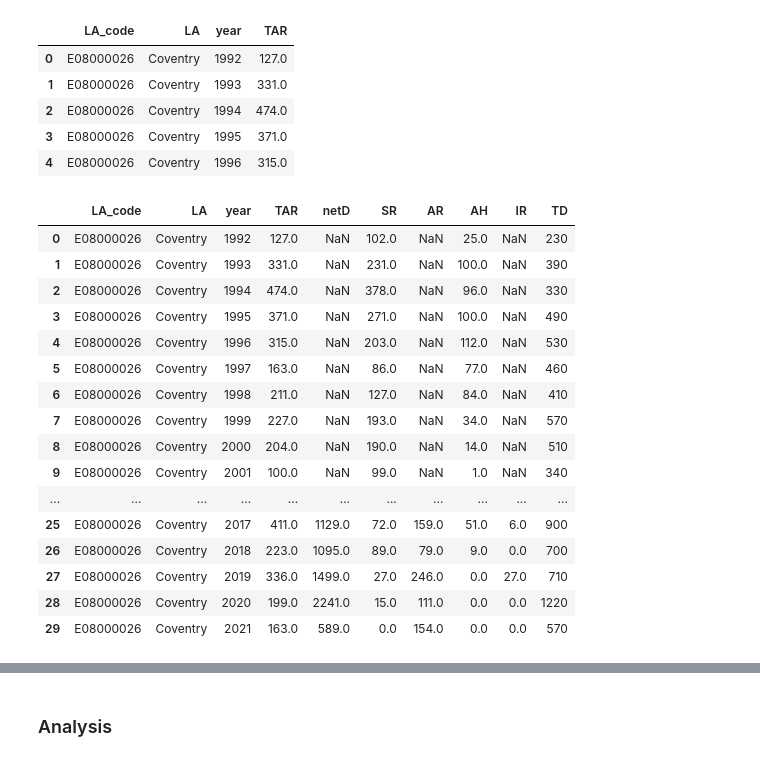
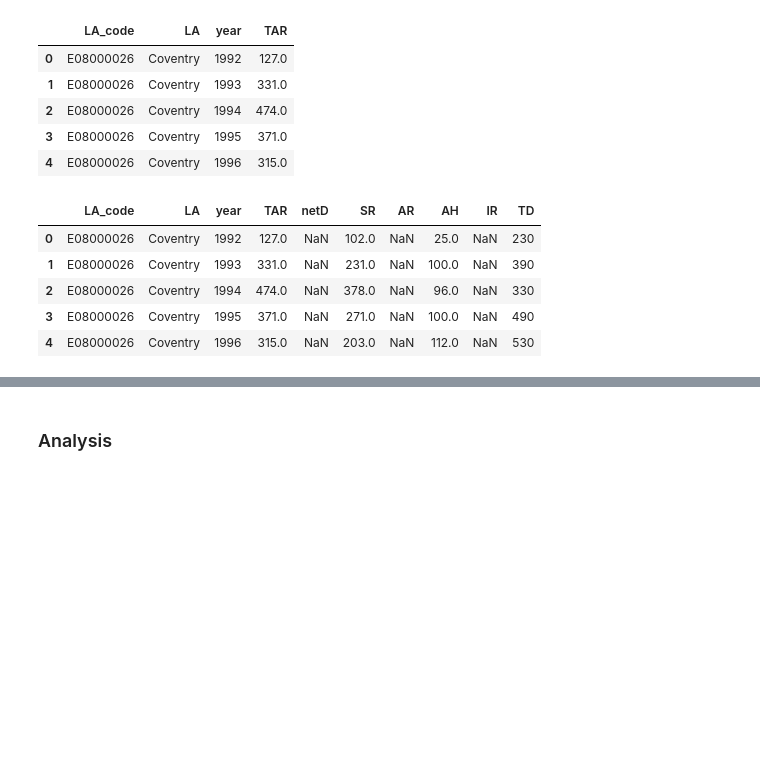
Before and after one commit to potato-bit/RA, a Jupyter notebook: cleaned datasets/analysis_h6.ipynb, the cells around one changed output, grey strips where cells are left out. Drawn from its saved outputs; the diff is of its cells as text; code cells hidden in the pictures; blank space fills up the shorter version.

```diff
--- a/cleaned datasets/analysis_h6.ipynb
+++ b/cleaned datasets/analysis_h6.ipynb
@@ -94,25 +94,14 @@ df_TD.rename(columns={'ONS Code':'LA_code','Local Authority':'LA'},inplace=True)
 dcov = pd.merge(dcov,df_TD[['LA_code','year','DC_Total']],how='left',on=['LA_code','year'])
 dcov.rename(columns={'DC_Total':'TD'},inplace=True)
 # %%
-dcov
+dcov.head()
 # %% [output]
 |  | LA_code | LA | year | TAR | netD | SR | AR | AH | IR | TD |
 | 0 | E08000026 | Coventry | 1992 | 127.0 | NaN | 102.0 | NaN | 25.0 | NaN | 230 |
 | 1 | E08000026 | Coventry | 1993 | 331.0 | NaN | 231.0 | NaN | 100.0 | NaN | 390 |
 | 2 | E08000026 | Coventry | 1994 | 474.0 | NaN | 378.0 | NaN | 96.0 | NaN | 330 |
 | 3 | E08000026 | Coventry | 1995 | 371.0 | NaN | 271.0 | NaN | 100.0 | NaN | 490 |
 | 4 | E08000026 | Coventry | 1996 | 315.0 | NaN | 203.0 | NaN | 112.0 | NaN | 530 |
-| 5 | E08000026 | Coventry | 1997 | 163.0 | NaN | 86.0 | NaN | 77.0 | NaN | 460 |
-| 6 | E08000026 | Coventry | 1998 | 211.0 | NaN | 127.0 | NaN | 84.0 | NaN | 410 |
-| 7 | E08000026 | Coventry | 1999 | 227.0 | NaN | 193.0 | NaN | 34.0 | NaN | 570 |
-| 8 | E08000026 | Coventry | 2000 | 204.0 | NaN | 190.0 | NaN | 14.0 | NaN | 510 |
-| 9 | E08000026 | Coventry | 2001 | 100.0 | NaN | 99.0 | NaN | 1.0 | NaN | 340 |
-| ... | ... | ... | ... | ... | ... | ... | ... | ... | ... | ... |
-| 25 | E08000026 | Coventry | 2017 | 411.0 | 1129.0 | 72.0 | 159.0 | 51.0 | 6.0 | 900 |
-| 26 | E08000026 | Coventry | 2018 | 223.0 | 1095.0 | 89.0 | 79.0 | 9.0 | 0.0 | 700 |
-| 27 | E08000026 | Coventry | 2019 | 336.0 | 1499.0 | 27.0 | 246.0 | 0.0 | 27.0 | 710 |
-| 28 | E08000026 | Coventry | 2020 | 199.0 | 2241.0 | 15.0 | 111.0 | 0.0 | 0.0 | 1220 |
-| 29 | E08000026 | Coventry | 2021 | 163.0 | 589.0 | 0.0 | 154.0 | 0.0 | 0.0 | 570 |
 # %%
 dcov_hl = df_hl[df_hl.loc[:,'LA']=='Coventry'].copy()
 dcov_hl.head()
```
Also changed, not shown: parts of 23 cells of this notebook, 32 other files.
